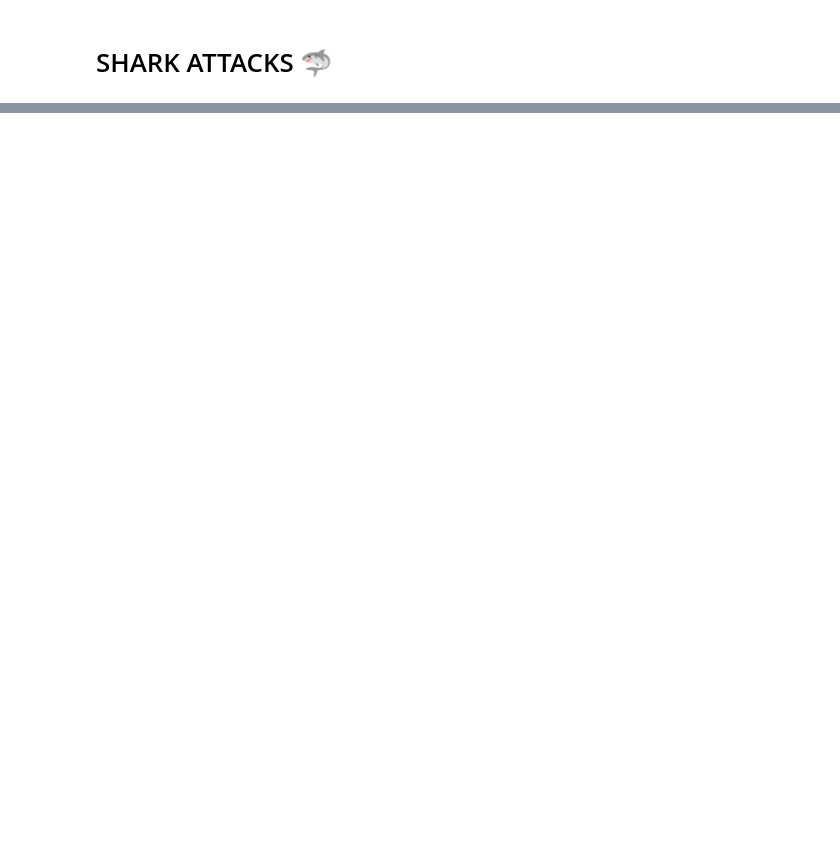
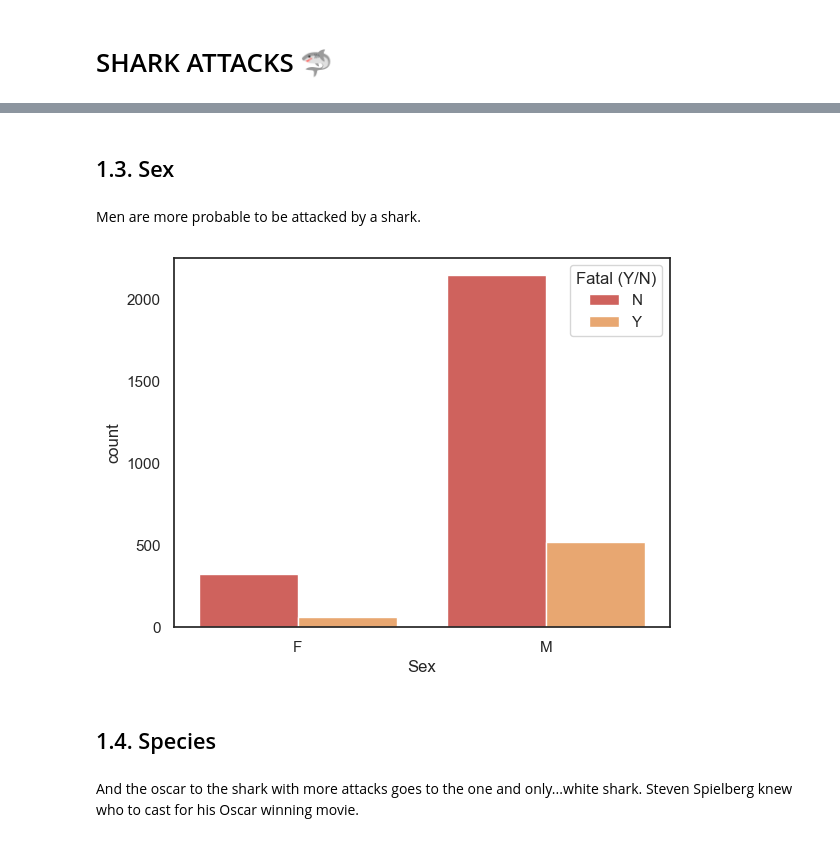
Before and after one commit to nerealarrachea/shark-attacks, a Jupyter notebook: main.ipynb, the cells around one changed output, grey strips where cells are left out. Drawn from its saved outputs; the diff is of its cells as text; code cells hidden in the pictures; blank space fills up the shorter version.

```diff
--- a/main.ipynb
+++ b/main.ipynb
@@ -338,0 +111,13 @@ KeyError: 'Sex'
+# %% [markdown]
+## 1.3. Sex
+# %% [markdown]
+Men are more probable to be attacked by a shark.
+# %%
+sns.countplot(data=df, x="Sex", hue="Fatal (Y/N)")
+plt.savefig('sex.png')
+# %% [output]
+[figure, added]
+# %% [markdown]
+## 1.4. Species
+# %% [markdown]
+And the oscar to the shark with more attacks goes to the one and only...white shark. Steven Spielberg knew who to cast for his Oscar winning movie.
```
Also changed, not shown: parts of 81 cells of this notebook, 26 other files.
